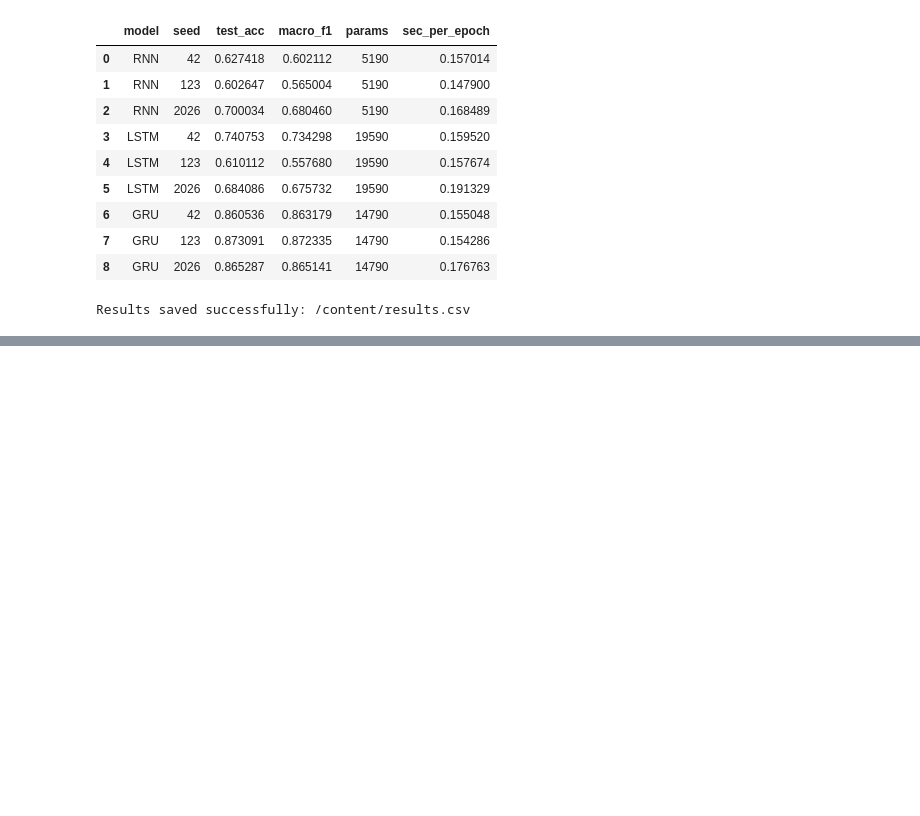
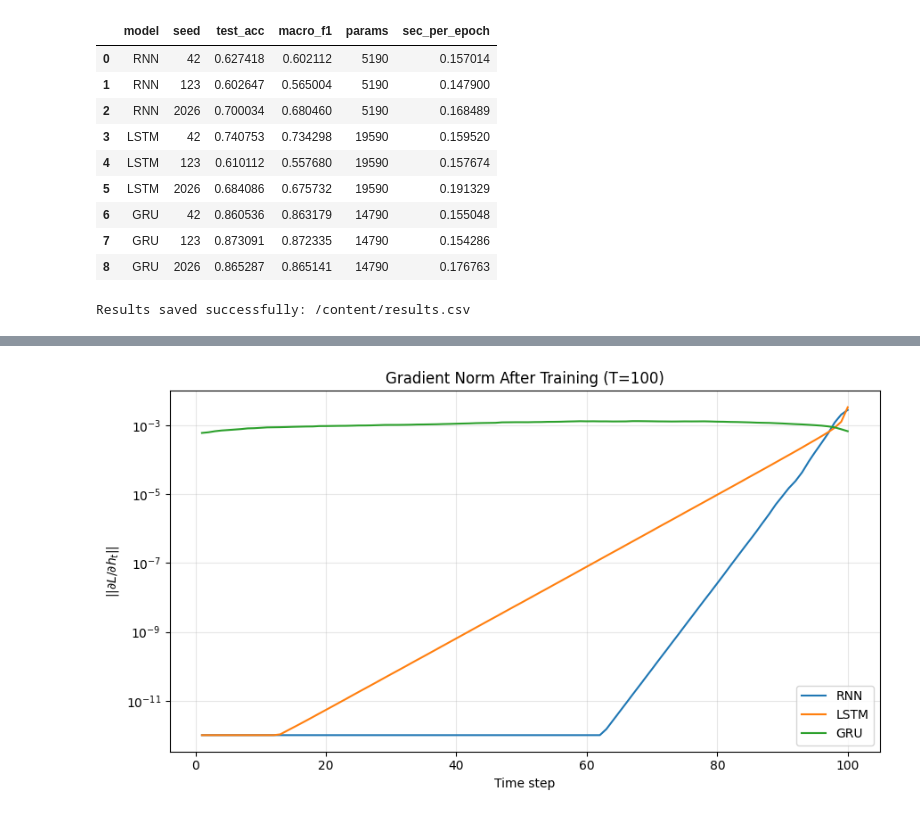
Before and after one commit to GUNJANSUMAN/accomadationfeedback, a Jupyter notebook: assgn_dnn.ipynb, the cells around one changed output, grey strips where cells are left out. Cells and saved outputs as stored; diff of their text form; code cells hidden in the pictures; blank space fills up the shorter version.

```diff
--- a/assgn_dnn.ipynb
+++ b/assgn_dnn.ipynb
@@ -1902,0 +2556,36 @@ Results saved successfully: /content/results.csv
+# %%
+# ============================================================
+# 7.1(g) — Gradient Norm After Training
+# ============================================================
+
+plt.figure(figsize=(9, 5))
+
+for model_name in ["RNN", "LSTM", "GRU"]:
+
+    values = np.maximum(
+        gradient_after[model_name],
+        1e-12
+    )
+
+    plt.plot(
+        range(1, T_GRADIENT + 1),
+        values,
+        label=model_name
+    )
+
+plt.yscale("log")
+plt.xlabel("Time step")
+plt.ylabel(r"$||\partial L / \partial h_t||$")
+plt.title("Gradient Norm After Training (T=100)")
+plt.legend()
+plt.grid(True, alpha=0.3)
+plt.tight_layout()
+
+plt.savefig(
+    FIGURES_DIR / "gradient_norm_after_training.png",
+    dpi=300
+)
+
+plt.show()
+# %% [output]
+[figure, added]
```
Also changed, not shown: parts of 9 cells of this notebook.
